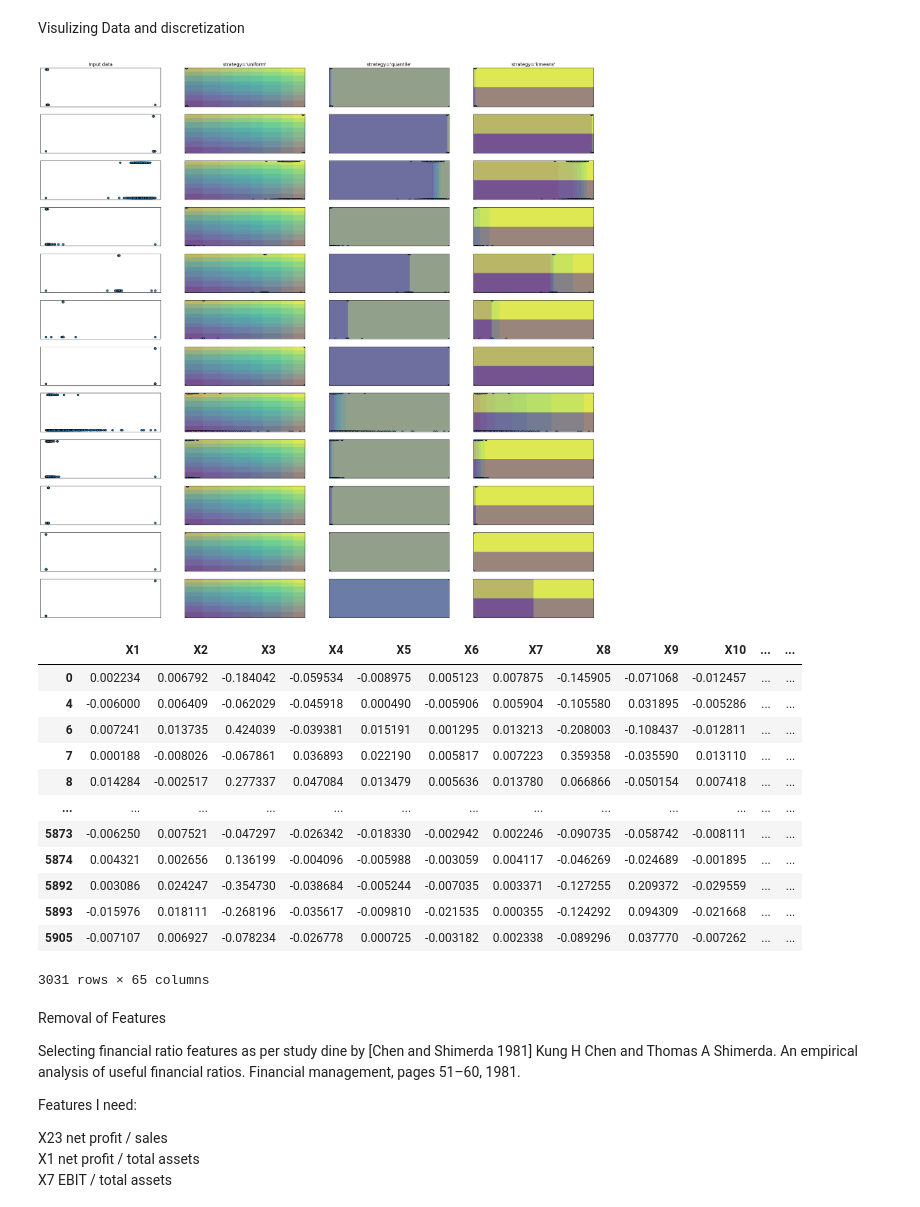
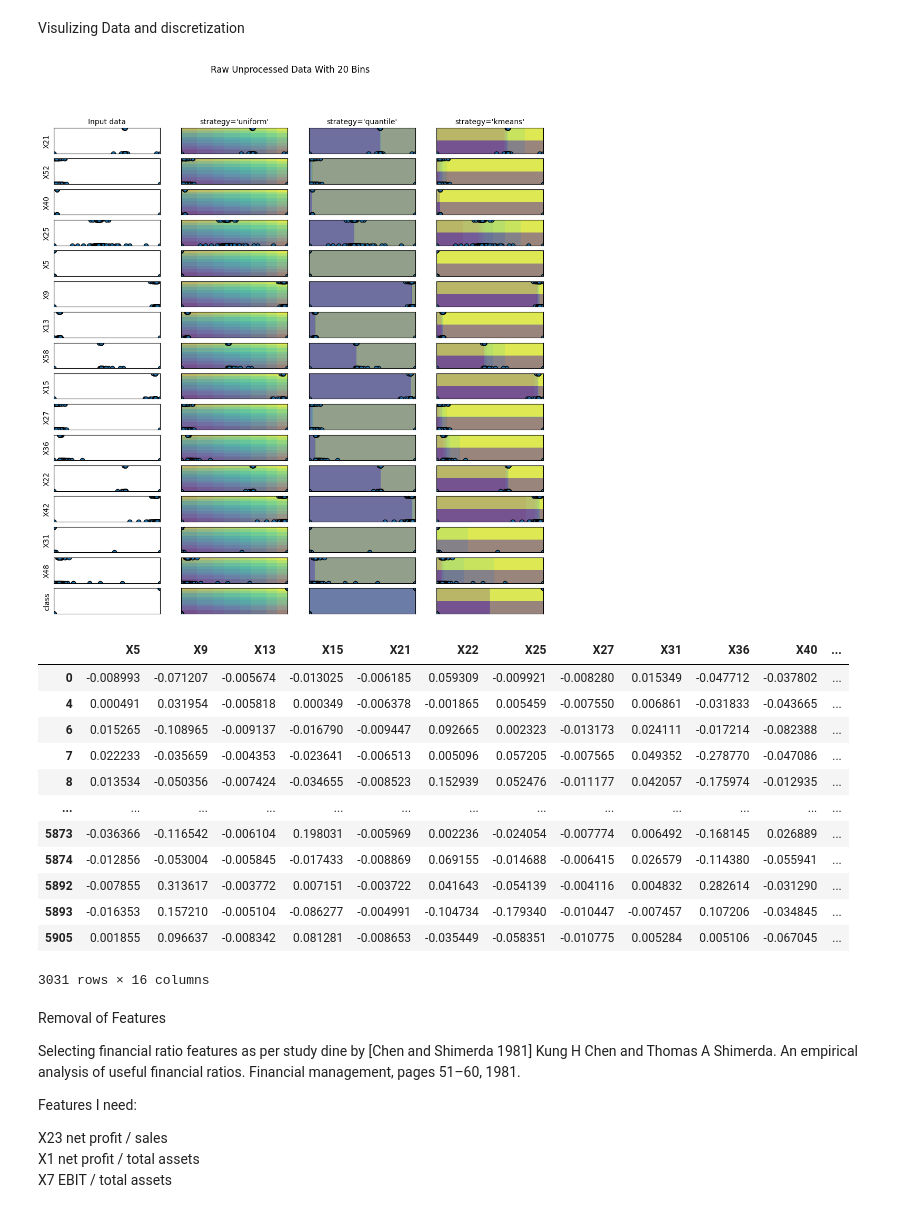
Before and after one commit to Zach-schwark/PGM_Assignment, a Jupyter notebook: data.ipynb, the cells around one changed output. Saved outputs shown, nothing was run; the diff lists cells and outputs as text; code cells hidden in the pictures.

Commit message:
add new graphs

```diff
--- a/data.ipynb
+++ b/data.ipynb
@@ -128,6 +128,8 @@ attribute_dict = {}
 for i in range(len(data_scaled_transposed)):
     attribute_dict[attribute_names[i]] = data_scaled_transposed[i]
 
+attribute_dict[attribute_names[len(attribute_names)-1]] = pd.cut(data['class'],2,labels=[0,1])
+
 standardisedData = pd.DataFrame(attribute_dict)
 #standardisedData
 # %% [markdown]
@@ -214,20 +217,23 @@ Visulizing Data and discretization
 
 strategies = ["uniform", "quantile", "kmeans"]
 
+# financial rations from paper that performed emperical analysis on useful ratios
+keeping_attributes = ["X23","X1","X7","X49","X9","X3","X2","X59","X6","X4", "X51", "X8", "class"]
+keeping_attributes_raw_names = ['Attr1', 'Attr2', 'Attr3','Attr4','Attr5','Attr6','Attr7','Attr8','Attr9','Attr10','Attr21','class']
 
-keeping_attributes = ["X23","X1","X7","X49","X9","X3","X2","X59","X6","X4", "X51", "X8", "class"]
-
-keeping_attributes_2 = ['Attr1', 'Attr2', 'Attr3','Attr4',	'Attr5','Attr6',	'Attr7','Attr8','Attr9','Attr10','Attr21','class']
-
+# financial ratios that were most common in the Tree Ensemble from other paper
+most_common_attributes_4years = ['X21','X52', 'X40', 'X25', 'X5', 'X9', 'X13', 'X58', 'X15', 'X27', 'X36', 'X22', 'X42', 'X31', 'X48','class']
+most_common_attributes_4years_raw = ['Attr21','Attr52', 'Attr40', 'Attr25', 'Attr5', 'Attr9', 'Attr13', 'Attr58', 'Attr15', 'Attr27', 'Attr36', 'Attr22', 'Attr42', 'Attr31', 'Attr48','class']
+most_common_attributes_raw = ['Attr21','Attr52', 'Attr40', 'Attr25', 'Attr5', 'Attr9', 'Attr13', 'Attr58', 'Attr15', 'Attr27', 'Attr36', 'Attr22', 'Attr42', 'Attr31', 'Attr48', 'Attr32', 'Attr57', 'Attr12', 'Attr35', 'Attr6', 'Attr53', 'Attr16', 'Attr11', 'Attr55', 'Attr14', 'Attr29', 'Attr41','class']
 most_common_attributes = ['X21','X52', 'X40', 'X25', 'X5', 'X9', 'X13', 'X58', 'X15', 'X27', 'X36', 'X22', 'X42', 'X31', 'X48', 'X32', 'X57', 'X12', 'X35', 'X6', 'X53', 'X16', 'X11', 'X55', 'X14', 'X29', 'X41','class']
 
 for attribute in data.columns.values.tolist():
-    if attribute not in keeping_attributes_2:
+    if attribute not in most_common_attributes_4years_raw:
         del data[attribute]
 
 
-
-figure = plt.figure(figsize=(30,30))
+figure = plt.figure(figsize=(12,12))
+figure.suptitle("Raw Unprocessed Data With 20 Bins")
 i = 1
 
 
@@ -235,7 +241,7 @@ for ds_cnt, col in enumerate(data.columns.values.tolist()):
     ax = plt.subplot(len(data.columns.values.tolist()), len(strategies) + 1, i)
     ax.scatter(data[col], data['class'], edgecolors="k")
     if ds_cnt == 0:
-        ax.set_title("Input data", size=14)
+        ax.set_title("Input data", size=10)
 
     xx, yy = np.meshgrid(
         np.linspace(data[col].min(), data[col].max(), 300),
@@ -243,59 +249,63 @@ for ds_cnt, col in enumerate(data.columns.values.tolist()):
     )
     grid = np.c_[xx.ravel(), yy.ravel()]
 
-    ax.set_xlim(xx.min()-0.25, xx.max()+0.25)
-    ax.set_ylim(yy.min()-0.25, yy.max()+0.25)
+    ax.set_xlim(xx.min(), xx.max())
+    ax.set_ylim(yy.min(), yy.max())
+
     ax.set_xticks(())
     ax.set_yticks(())
-    ax.autoscale()
+
+
+    ax.set_ylabel(most_common_attributes_4years[ds_cnt])
 
     i += 1
     # transform the dataset with KBinsDiscretizer
     for strategy in strategies:
         enc = preprocessing.KBinsDiscretizer(
             n_bins=20, encode="ordinal", strategy=strategy, subsample=200_000
         )
 
         enc.fit(np.transpose(np.array([data[col],data['class']])))
         grid_encoded = enc.transform(grid)
 
         ax = plt.subplot(len(data.columns.values.tolist()), len(strategies) + 1, i)
 
         # horizontal stripes
         horizontal = grid_encoded[:, 0].reshape(xx.shape)
         ax.contourf(xx, yy, horizontal, alpha=0.5)
+
         # vertical stripes
         vertical = grid_encoded[:, 1].reshape(xx.shape)
         ax.contourf(xx, yy, vertical, alpha=0.5)
 
         ax.scatter(data[col], data['class'], edgecolors="k")
-        ax.set_xlim(xx.min()-0.25, xx.max()+0.25)
-        ax.set_ylim(yy.min()-0.25, yy.max()+0.25)
+        ax.set_xlim(xx.min(), xx.max())
+        ax.set_ylim(yy.min(), yy.max())
         ax.set_xticks(())
         ax.set_yticks(())
-        ax.autoscale()
         if ds_cnt == 0:
-            ax.set_title("strategy='%s'" % (strategy,), size=14)
+            ax.set_title("strategy='%s'" % (strategy,), size=10)
 
         i += 1
 
 plt.show()
+figure.savefig("RawUnprocessed_20bins.pdf",format='pdf')
 normalised_StandardisedData
 # %% [output]
-[figure, old version]
+[figure, new version]
-|  | X1 | X2 | X3 | X4 | X5 | X6 | X7 | X8 | X9 | X10 | ... | ... |
-| 0 | 0.002234 | 0.006792 | -0.184042 | -0.059534 | -0.008975 | 0.005123 | 0.007875 | -0.145905 | -0.071068 | -0.012457 | ... | ... |
-| 4 | -0.006000 | 0.006409 | -0.062029 | -0.045918 | 0.000490 | -0.005906 | 0.005904 | -0.105580 | 0.031895 | -0.005286 | ... | ... |
-| 6 | 0.007241 | 0.013735 | 0.424039 | -0.039381 | 0.015191 | 0.001295 | 0.013213 | -0.208003 | -0.108437 | -0.012811 | ... | ... |
-| 7 | 0.000188 | -0.008026 | -0.067861 | 0.036893 | 0.022190 | 0.005817 | 0.007223 | 0.359358 | -0.035590 | 0.013110 | ... | ... |
-| 8 | 0.014284 | -0.002517 | 0.277337 | 0.047084 | 0.013479 | 0.005636 | 0.013780 | 0.066866 | -0.050154 | 0.007418 | ... | ... |
+|  | X5 | X9 | X13 | X15 | X21 | X22 | X25 | X27 | X31 | X36 | X40 | ... |
+| 0 | -0.008993 | -0.071207 | -0.005674 | -0.013025 | -0.006185 | 0.059309 | -0.009921 | -0.008280 | 0.015349 | -0.047712 | -0.037802 | ... |
+| 4 | 0.000491 | 0.031954 | -0.005818 | 0.000349 | -0.006378 | -0.001865 | 0.005459 | -0.007550 | 0.006861 | -0.031833 | -0.043665 | ... |
+| 6 | 0.015265 | -0.108965 | -0.009137 | -0.016790 | -0.009447 | 0.092665 | 0.002323 | -0.013173 | 0.024111 | -0.017214 | -0.082388 | ... |
+| 7 | 0.022233 | -0.035659 | -0.004353 | -0.023641 | -0.006513 | 0.005096 | 0.057205 | -0.007565 | 0.049352 | -0.278770 | -0.047086 | ... |
+| 8 | 0.013534 | -0.050356 | -0.007424 | -0.034655 | -0.008523 | 0.152939 | 0.052476 | -0.011177 | 0.042057 | -0.175974 | -0.012935 | ... |
 | ... | ... | ... | ... | ... | ... | ... | ... | ... | ... | ... | ... | ... |
-| 5873 | -0.006250 | 0.007521 | -0.047297 | -0.026342 | -0.018330 | -0.002942 | 0.002246 | -0.090735 | -0.058742 | -0.008111 | ... | ... |
-| 5874 | 0.004321 | 0.002656 | 0.136199 | -0.004096 | -0.005988 | -0.003059 | 0.004117 | -0.046269 | -0.024689 | -0.001895 | ... | ... |
-| 5892 | 0.003086 | 0.024247 | -0.354730 | -0.038684 | -0.005244 | -0.007035 | 0.003371 | -0.127255 | 0.209372 | -0.029559 | ... | ... |
-| 5893 | -0.015976 | 0.018111 | -0.268196 | -0.035617 | -0.009810 | -0.021535 | 0.000355 | -0.124292 | 0.094309 | -0.021668 | ... | ... |
-| 5905 | -0.007107 | 0.006927 | -0.078234 | -0.026778 | 0.000725 | -0.003182 | 0.002338 | -0.089296 | 0.037770 | -0.007262 | ... | ... |
+| 5873 | -0.036366 | -0.116542 | -0.006104 | 0.198031 | -0.005969 | 0.002236 | -0.024054 | -0.007774 | 0.006492 | -0.168145 | 0.026889 | ... |
+| 5874 | -0.012856 | -0.053004 | -0.005845 | -0.017433 | -0.008869 | 0.069155 | -0.014688 | -0.006415 | 0.026579 | -0.114380 | -0.055941 | ... |
+| 5892 | -0.007855 | 0.313617 | -0.003772 | 0.007151 | -0.003722 | 0.041643 | -0.054139 | -0.004116 | 0.004832 | 0.282614 | -0.031290 | ... |
+| 5893 | -0.016353 | 0.157210 | -0.005104 | -0.086277 | -0.004991 | -0.104734 | -0.179340 | -0.010447 | -0.007457 | 0.107206 | -0.034845 | ... |
+| 5905 | 0.001855 | 0.096637 | -0.008342 | 0.081281 | -0.008653 | -0.035449 | -0.058351 | -0.010775 | 0.005284 | 0.005106 | -0.067045 | ... |
-3031 rows × 65 columns
+3031 rows × 16 columns
 # %% [markdown]
 Removal of Features
 
```
Also changed, not shown: parts of 4 cells of this notebook, 4 other files.
